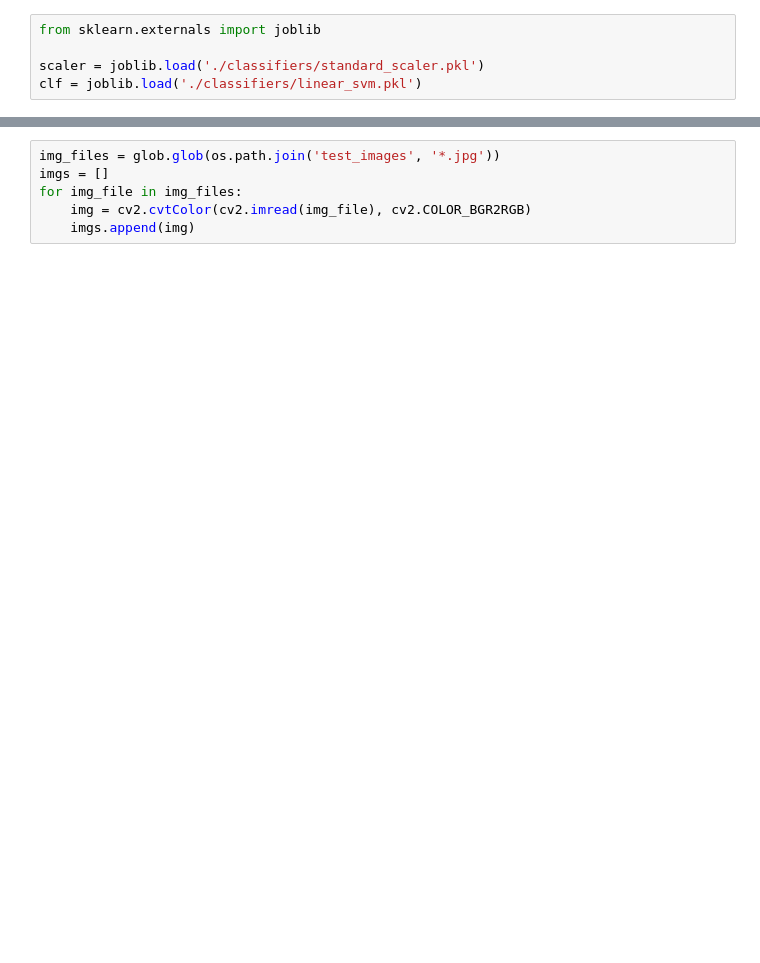
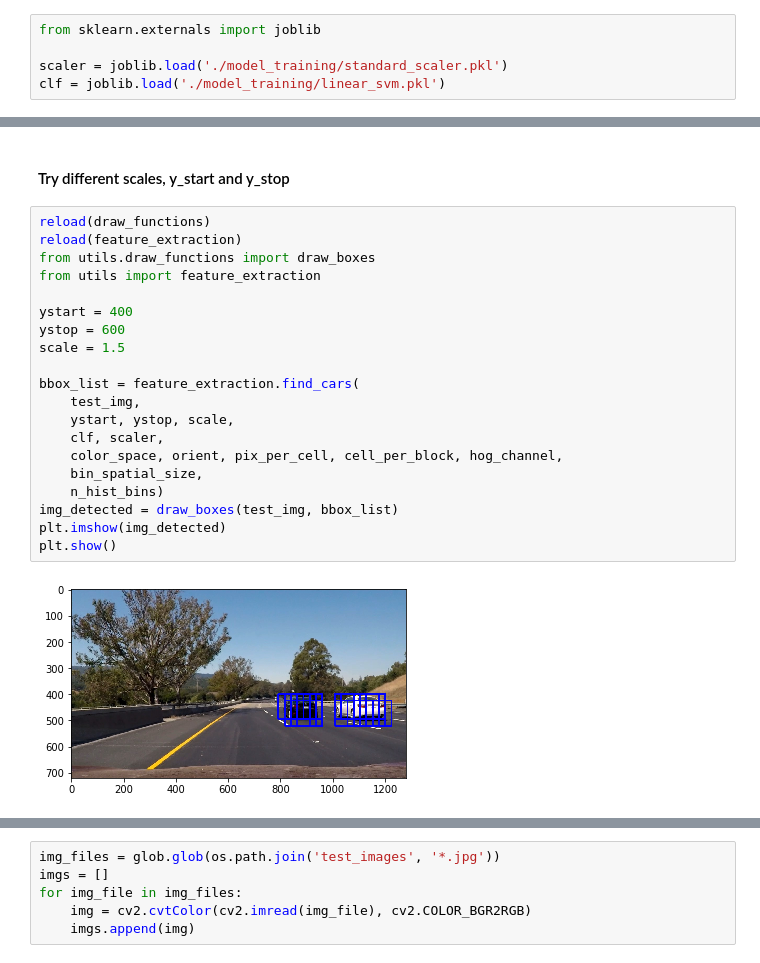
Before and after one commit to Fujiki-Nakamura/CarND, a Jupyter notebook: P5-Vehicle-Detection/vehicle_detection.ipynb, the cells around one changed output, grey strips where cells are left out. Drawn from its saved outputs; the diff is of its cells as text; blank space fills up the shorter version.

```diff
--- a/P5-Vehicle-Detection/vehicle_detection.ipynb
+++ b/P5-Vehicle-Detection/vehicle_detection.ipynb
@@ -19,5 +44,5 @@ plt.show()
 # %%
 from sklearn.externals import joblib
 
-scaler = joblib.load('./classifiers/standard_scaler.pkl')
-clf = joblib.load('./classifiers/linear_svm.pkl')
+scaler = joblib.load('./model_training/standard_scaler.pkl')
+clf = joblib.load('./model_training/linear_svm.pkl')
@@ -38,0 +60,24 @@ plt.show()
+# %% [markdown]
+#### Try different scales, y_start and y_stop
+# %%
+reload(draw_functions)
+reload(feature_extraction)
+from utils.draw_functions import draw_boxes
+from utils import feature_extraction
+
+ystart = 400
+ystop = 600
+scale = 1.5
+
+bbox_list = feature_extraction.find_cars(
+    test_img,
+    ystart, ystop, scale,
+    clf, scaler,
+    color_space, orient, pix_per_cell, cell_per_block, hog_channel,
+    bin_spatial_size,
+    n_hist_bins)
+img_detected = draw_boxes(test_img, bbox_list)
+plt.imshow(img_detected)
+plt.show()
+# %% [output]
+[figure, added]
```
Also changed, not shown: parts of 30 cells of this notebook, 40 other files.
